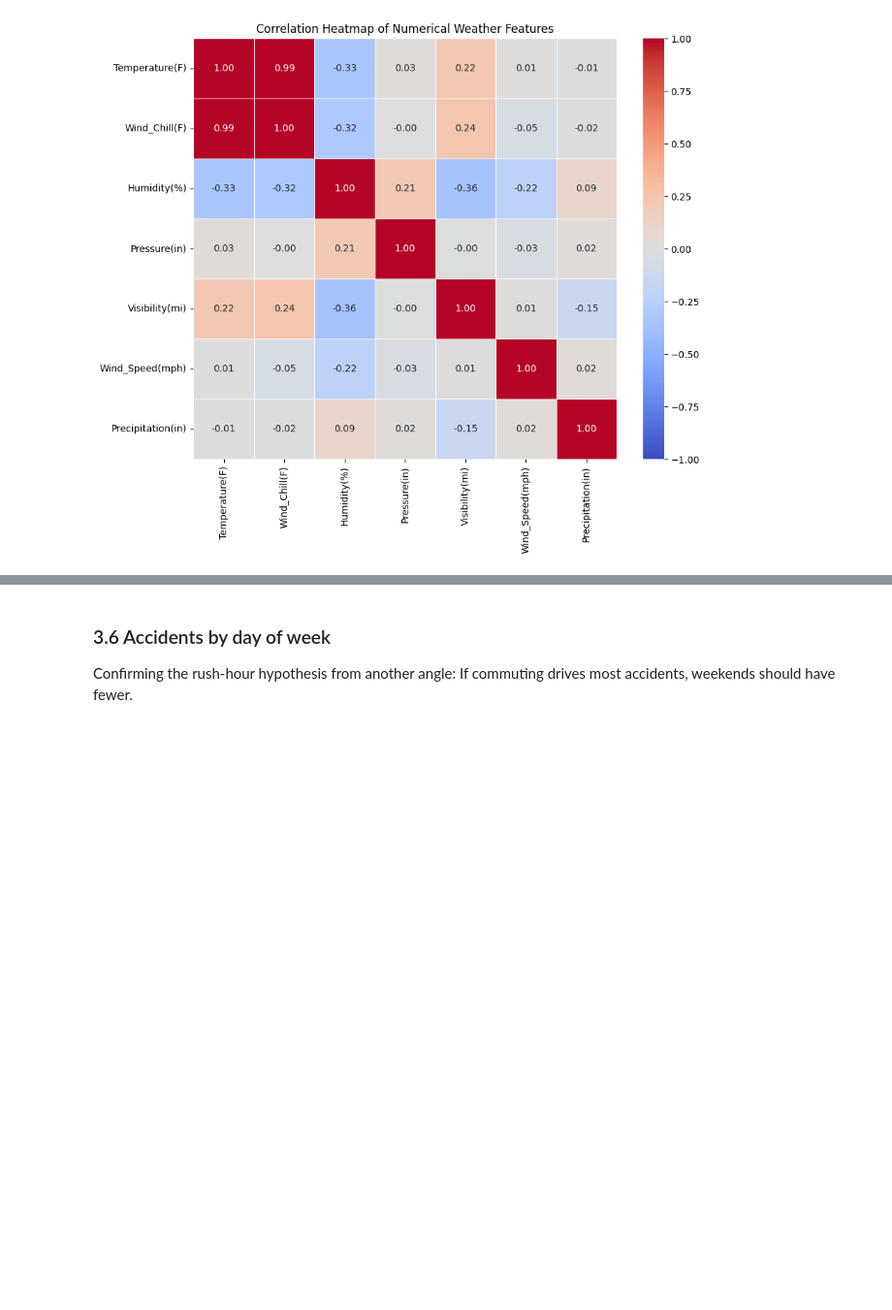
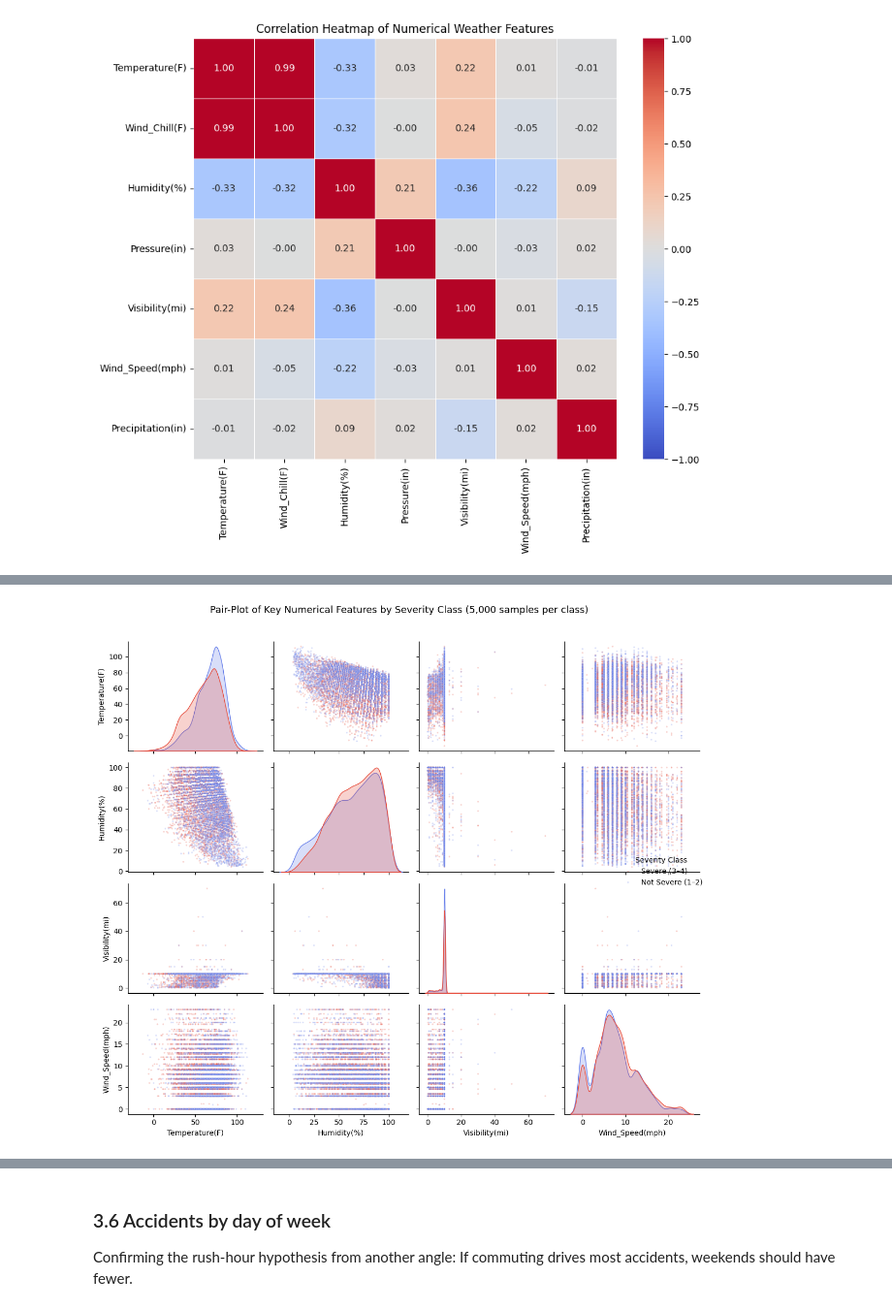
Before and after one commit to ErkUyghur/cis-2450-accident-severity, a Jupyter notebook: notebooks/01_eda_and_baseline.ipynb, the cells around one changed output, grey strips where cells are left out. Shown at 97% size. Cells and saved outputs as stored; diff of their text form; code cells hidden in the pictures; blank space fills up the shorter version.

```diff
--- a/notebooks/01_eda_and_baseline.ipynb
+++ b/notebooks/01_eda_and_baseline.ipynb
@@ -310,0 +325,30 @@ For example, temp and wind chill are extremely correlated, so we should only pic
+# %%
+pairplot_cols = ['Temperature(F)', 'Humidity(%)', 'Visibility(mi)', 'Wind_Speed(mph)']
+pairplot_df = pdf[pairplot_cols].copy()
+pairplot_df['Severity Class'] = (pdf['Severity'] >= 3).map(
+    {True: 'Severe (3–4)', False: 'Not Severe (1–2)'}
+)
+
+# Sample 5k per class — pair-plots become unreadable and slow with 100k+ points
+sev_mask = pairplot_df['Severity Class'] == 'Severe (3–4)'
+sample_df = pd.concat([
+    pairplot_df[sev_mask].sample(5_000, random_state=42),
+    pairplot_df[~sev_mask].sample(5_000, random_state=42),
+])
+
+g = sns.pairplot(
+    sample_df,
+    hue='Severity Class',
+    palette={'Not Severe (1–2)': '#667eea', 'Severe (3–4)': '#e74c3c'},
+    plot_kws={'alpha': 0.25, 's': 5},
+    diag_kind='kde',
+    height=2.5,
+)
+g.figure.suptitle(
+    'Pair-Plot of Key Numerical Features by Severity Class (5,000 samples per class)',
+    y=1.02, fontsize=13,
+)
+plt.tight_layout()
+plt.show()
+# %% [output]
+[figure, added]
```
Also changed, not shown: parts of 9 cells of this notebook, 1 other file.
